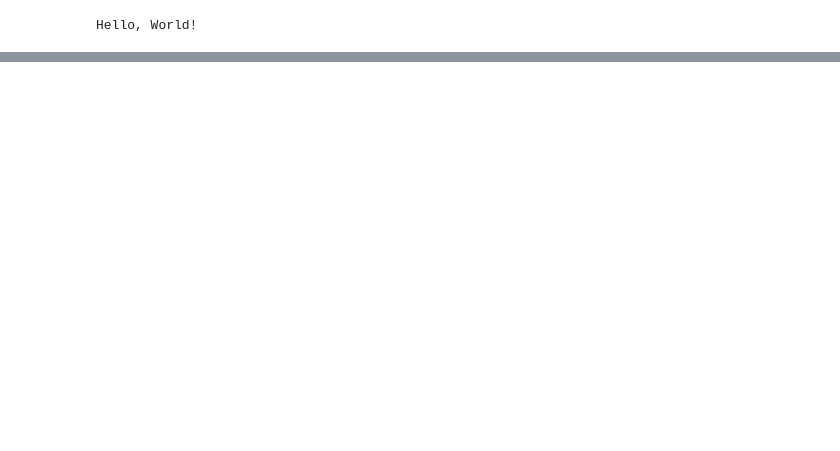
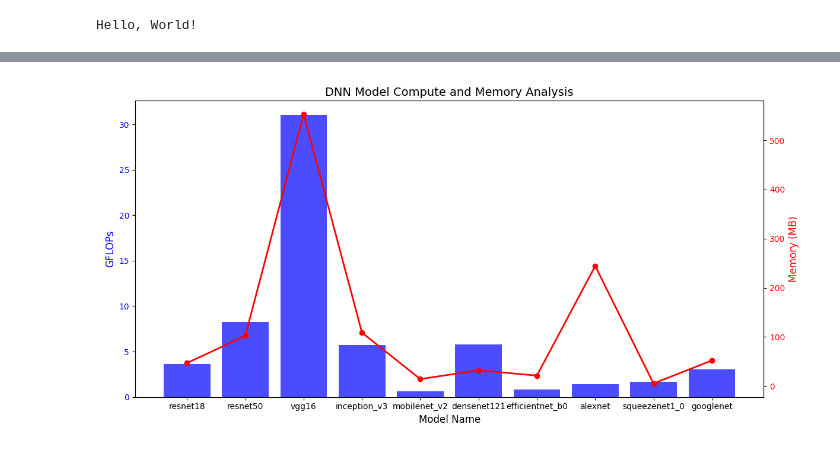
Before and after one commit to sebastianrjay/A-BTestExample, a Jupyter notebook: notebook.ipynb, the cells around one changed output, grey strips where cells are left out. Drawn from its saved outputs; the diff is of its cells as text; code cells hidden in the pictures; blank space fills up the shorter version.

Commit message:
Part 3 CPU in Colab

```diff
--- a/notebook.ipynb
+++ b/notebook.ipynb
@@ -59,0 +51,8 @@ tmpfs           6.4G     0  6.4G   0% /sys/firmware
+# %%
+from PIL import Image
+from IPython.display import display
+
+image = Image.open('part2_model_analysis.png')
+display(image)
+# %% [output]
+[figure, added]
```
Also changed, not shown: parts of 26 cells of this notebook.
